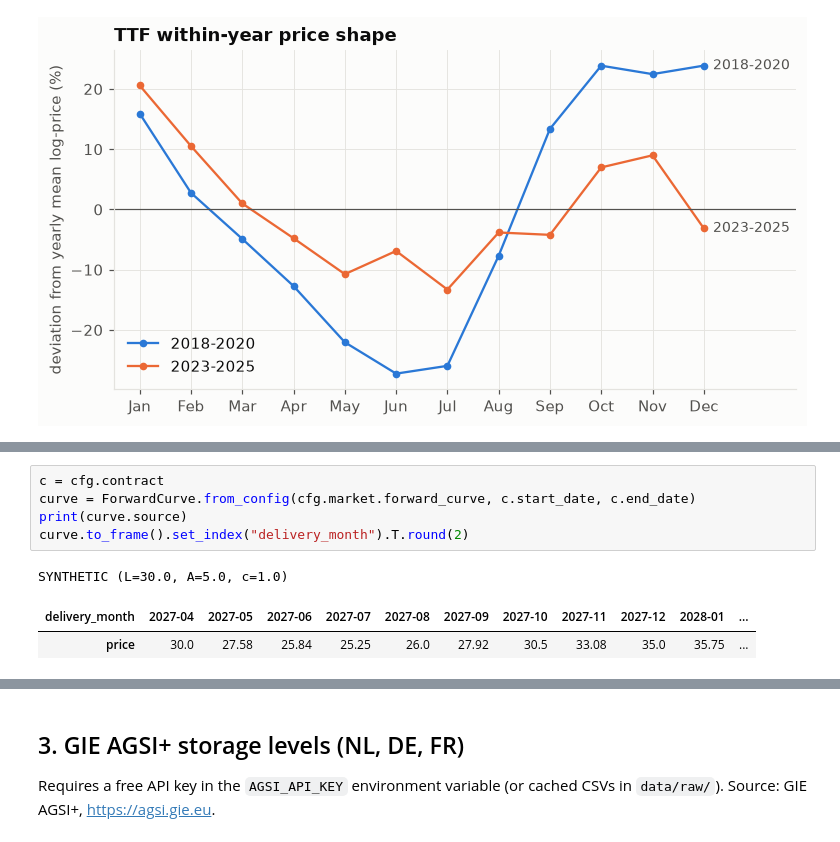
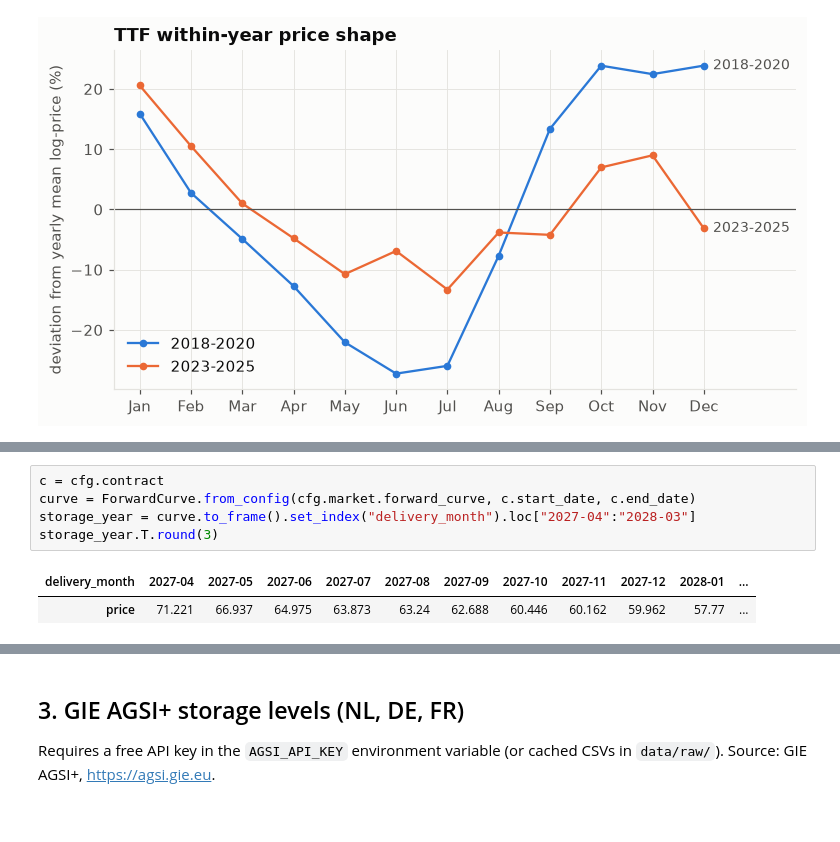
Before and after one commit to Baptiste251001/ttf-gas-storage-valuation, a Jupyter notebook: notebooks/01_data_exploration.ipynb, the cells around one changed output, grey strips where cells are left out. Drawn from its saved outputs; the diff is of its cells as text.

```diff
--- a/notebooks/01_data_exploration.ipynb
+++ b/notebooks/01_data_exploration.ipynb
@@ -170,9 +190,8 @@ as `delivery_month,price` in `data/raw/ttf_forward_curve.csv` and set `market.fo
 # %%
 c = cfg.contract
 curve = ForwardCurve.from_config(cfg.market.forward_curve, c.start_date, c.end_date)
-print(curve.source)
-curve.to_frame().set_index("delivery_month").T.round(2)
+storage_year = curve.to_frame().set_index("delivery_month").loc["2027-04":"2028-03"]
+storage_year.T.round(3)
 # %% [output]
-SYNTHETIC (L=30.0, A=5.0, c=1.0)
 | delivery_month | 2027-04 | 2027-05 | 2027-06 | 2027-07 | 2027-08 | 2027-09 | 2027-10 | 2027-11 | 2027-12 | 2028-01 | ... |
-| price | 30.0 | 27.58 | 25.84 | 25.25 | 26.0 | 27.92 | 30.5 | 33.08 | 35.0 | 35.75 | ... |
+| price | 71.221 | 66.937 | 64.975 | 63.873 | 63.24 | 62.688 | 60.446 | 60.162 | 59.962 | 57.77 | ... |
```
Also changed, not shown: parts of 7 cells of this notebook, 7 other files.
